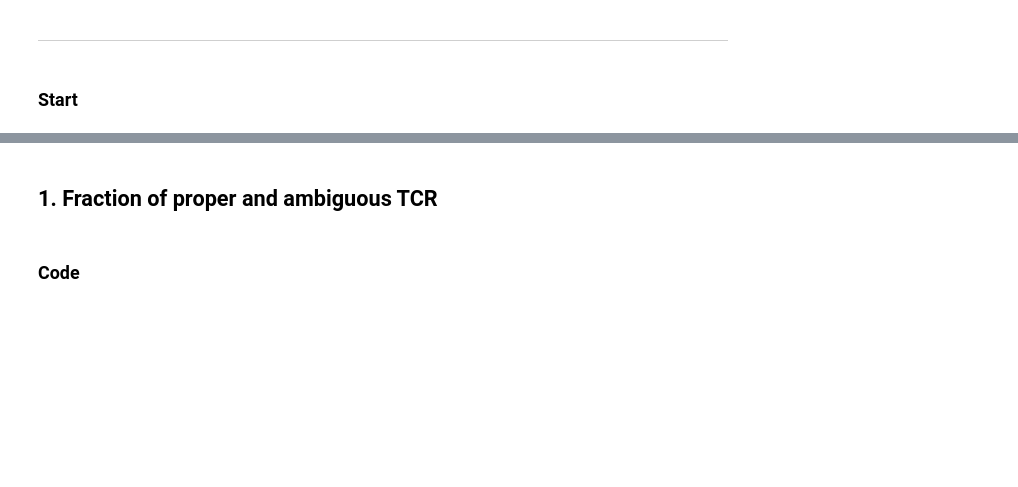
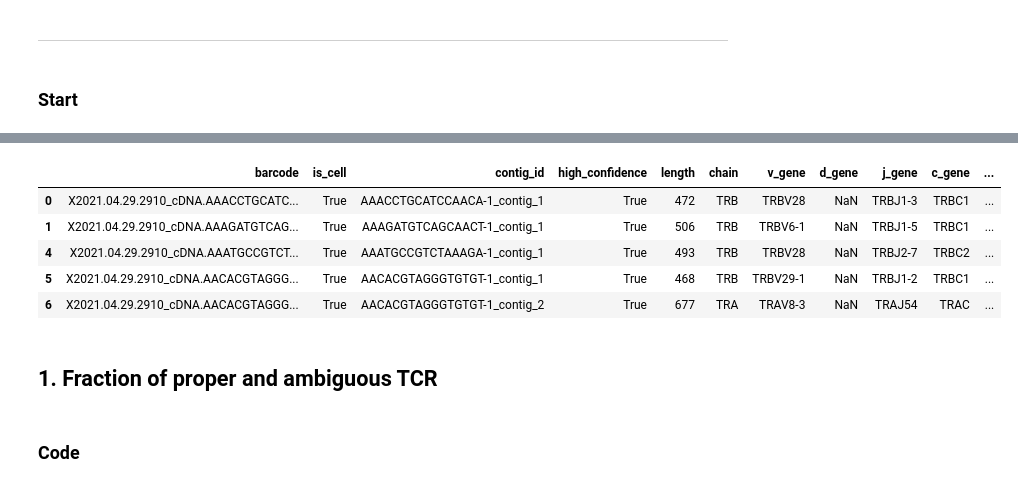
Before and after one commit to sondvo/clonotype_analyses, a Jupyter notebook: TCR_analysis_cleanup.ipynb, the cells around one changed output, grey strips where cells are left out. Cells and saved outputs as stored; diff of their text form; code cells hidden in the pictures; blank space fills up the shorter version.

```diff
--- a/TCR_analysis_cleanup.ipynb
+++ b/TCR_analysis_cleanup.ipynb
@@ -204,3 +216,13 @@ DF.head()
+# %%
+DF = pd.read_csv('GSE185381_TCR/clonotypes/merged_clinical_and_filtered_clonotype.tsv', sep='\t', index_col=0)
+DF.head()
+# %% [output]
+|  | barcode | is_cell | contig_id | high_confidence | length | chain | v_gene | d_gene | j_gene | c_gene | ... |
+| 0 | X2021.04.29.2910_cDNA.AAACCTGCATC... | True | AAACCTGCATCCAACA-1_contig_1 | True | 472 | TRB | TRBV28 | NaN | TRBJ1-3 | TRBC1 | ... |
+| 1 | X2021.04.29.2910_cDNA.AAAGATGTCAG... | True | AAAGATGTCAGCAACT-1_contig_1 | True | 506 | TRB | TRBV6-1 | NaN | TRBJ1-5 | TRBC1 | ... |
+| 4 | X2021.04.29.2910_cDNA.AAATGCCGTCT... | True | AAATGCCGTCTAAAGA-1_contig_1 | True | 493 | TRB | TRBV28 | NaN | TRBJ2-7 | TRBC2 | ... |
+| 5 | X2021.04.29.2910_cDNA.AACACGTAGGG... | True | AACACGTAGGGTGTGT-1_contig_1 | True | 468 | TRB | TRBV29-1 | NaN | TRBJ1-2 | TRBC1 | ... |
+| 6 | X2021.04.29.2910_cDNA.AACACGTAGGG... | True | AACACGTAGGGTGTGT-1_contig_2 | True | 677 | TRA | TRAV8-3 | NaN | TRAJ54 | TRAC | ... |
 # %% [markdown]
 ## 1. Fraction of proper and ambiguous TCR
 # %% [markdown]
```
Also changed, not shown: parts of 25 cells of this notebook, 3 other files.
